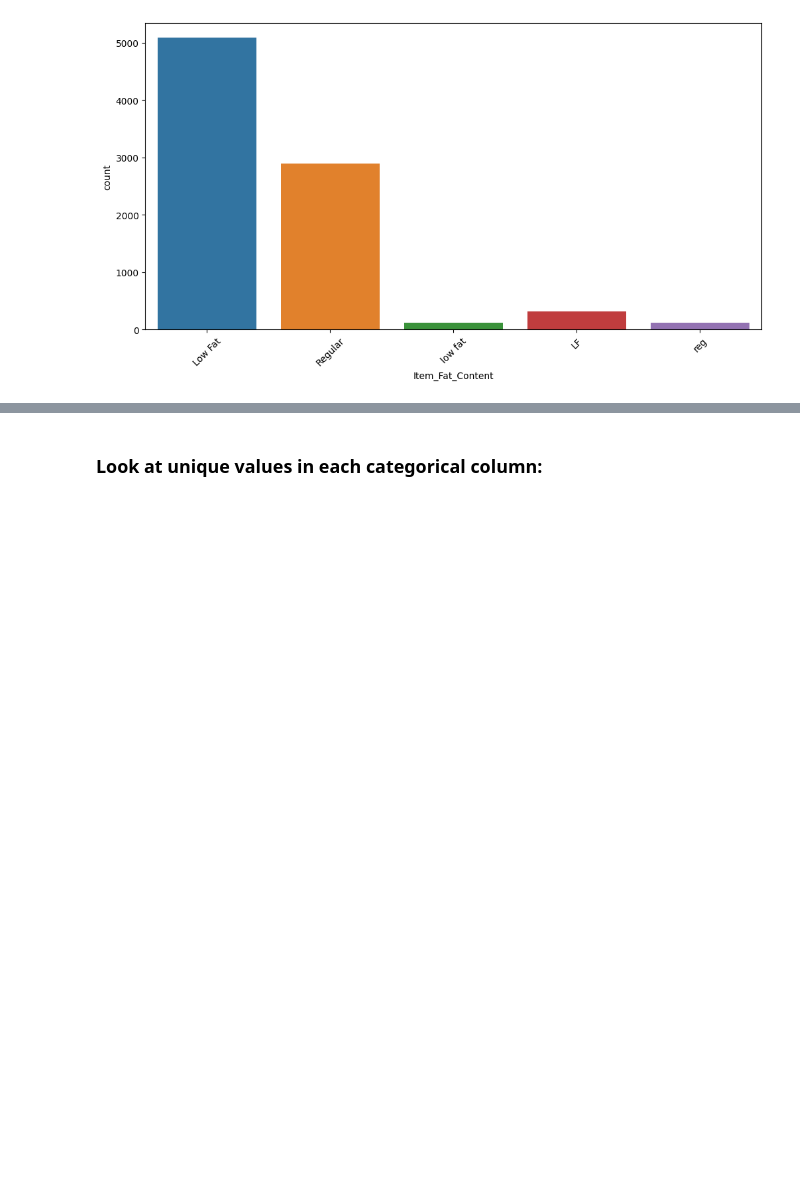
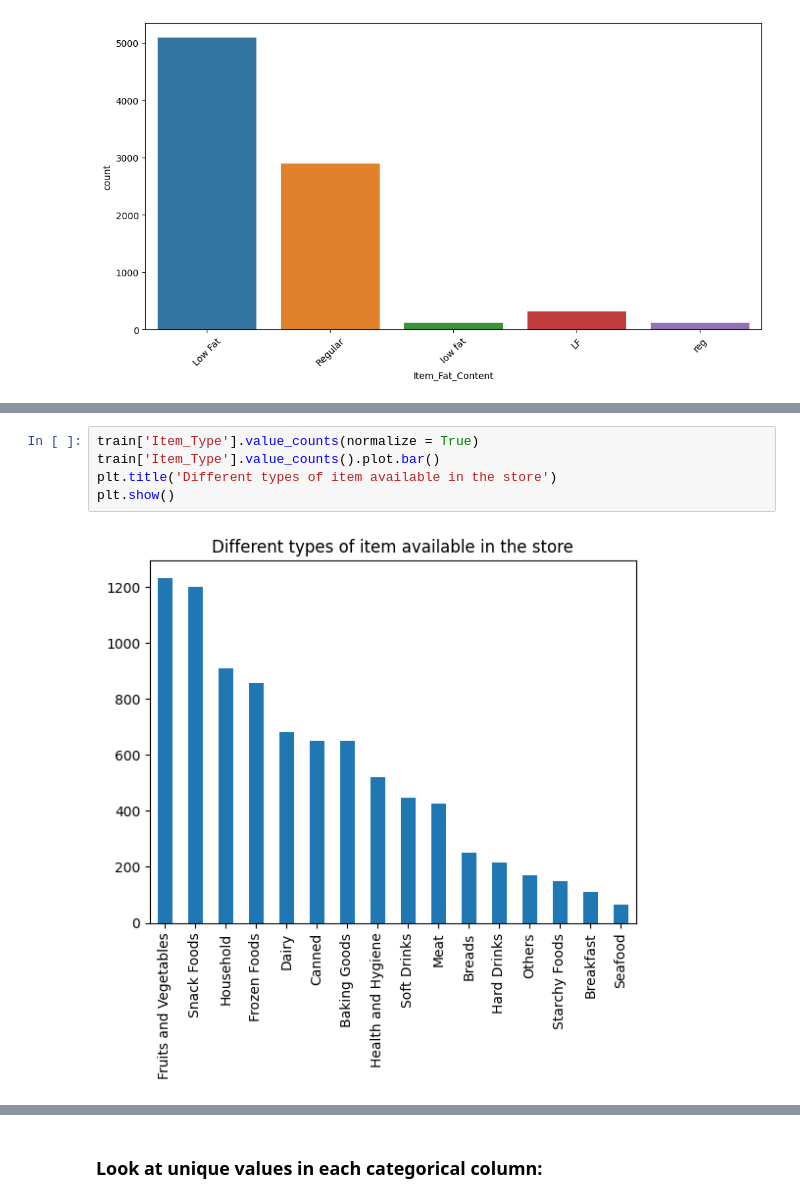
Before and after one commit to rkukreja24/BigMart-Sales-Prediction, a Jupyter notebook: notebooks/EDA.ipynb, the cells around one changed output, grey strips where cells are left out. Cells and saved outputs as stored; diff of their text form; blank space fills up the shorter version.

```diff
--- a/notebooks/EDA.ipynb
+++ b/notebooks/EDA.ipynb
@@ -100,0 +137,7 @@ plt.xticks(rotation=45)
+# %%
+train['Item_Type'].value_counts(normalize = True)
+train['Item_Type'].value_counts().plot.bar()
+plt.title('Different types of item available in the store')
+plt.show()
+# %% [output]
+[figure, added]
```
Also changed, not shown: parts of 53 cells of this notebook, 5 other files.
